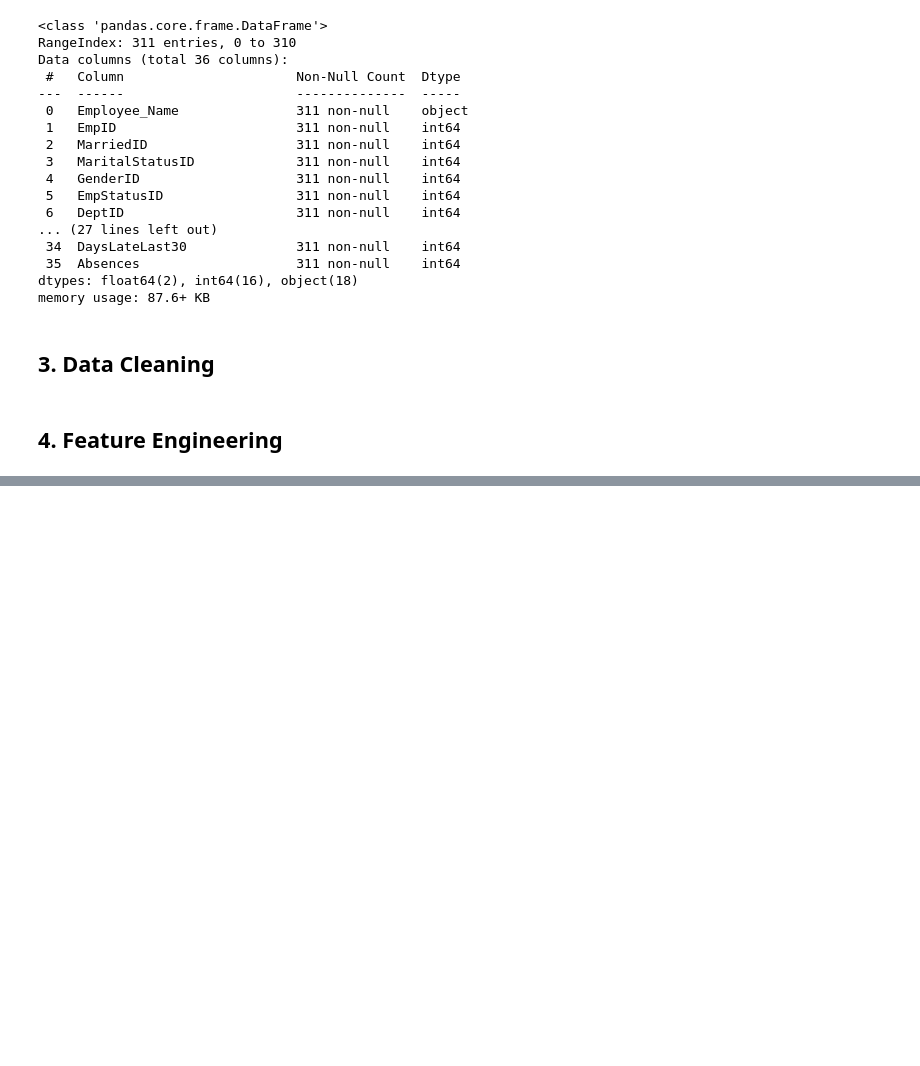
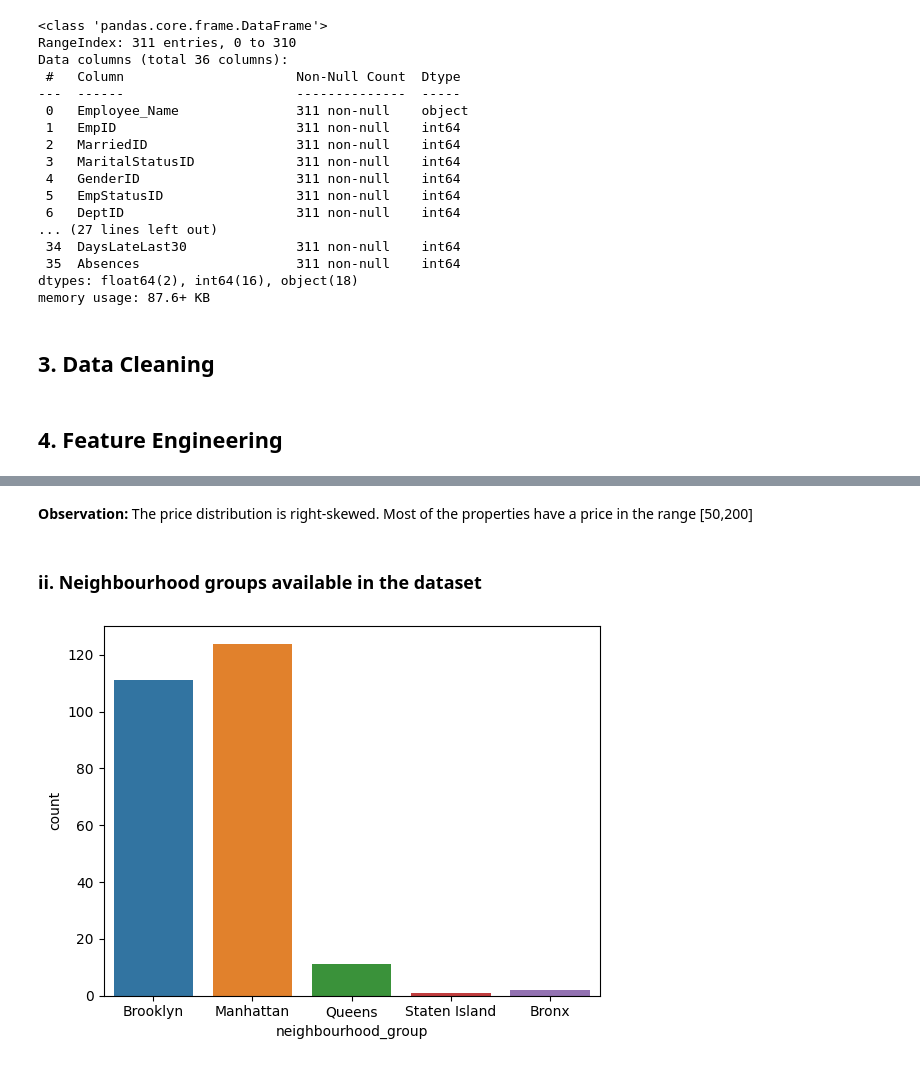
Before and after one commit to sank3t/Assignment-4, a Jupyter notebook: Data_Cleaning_and_Visualization.ipynb, the cells around one changed output, grey strips where cells are left out. Cells and saved outputs as stored; diff of their text form; code cells hidden in the pictures; blank space fills up the shorter version.

```diff
--- a/Data_Cleaning_and_Visualization.ipynb
+++ b/Data_Cleaning_and_Visualization.ipynb
@@ -98,0 +108,9 @@ hr_df["tenure_days"] = hr_df["DateofTermination"] - hr_df["DateofHire"]
+# %% [markdown]
+**Observation:** The price distribution is right-skewed. Most of the properties have a price in the range [50,200]
+# %% [markdown]
+### ii. Neighbourhood groups available in the dataset
+# %%
+sns.countplot(x="neighbourhood_group", data=airbnb_df)
+plt.show()
+# %% [output]
+[figure, added]
```
Also changed, not shown: parts of 13 cells of this notebook.
